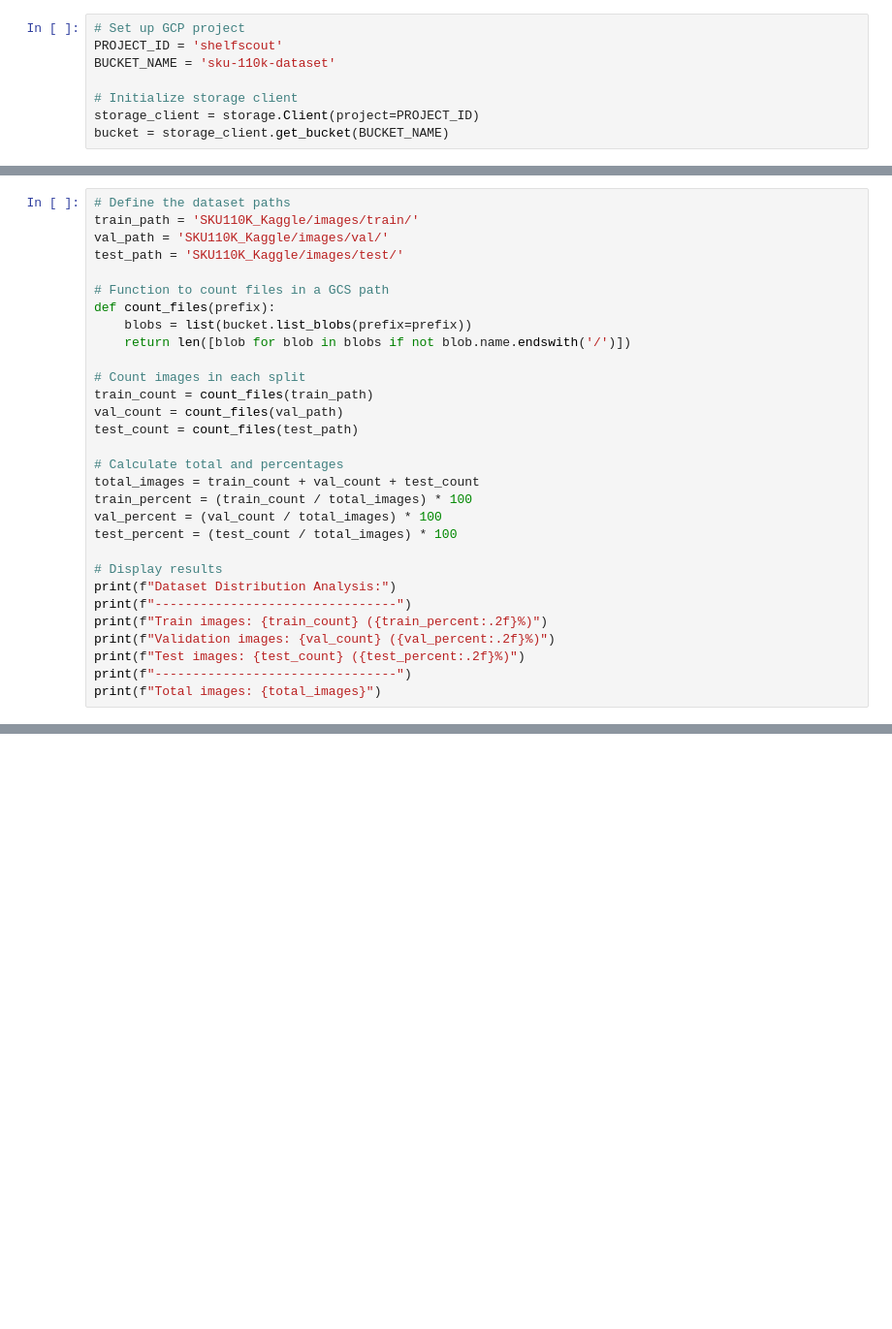
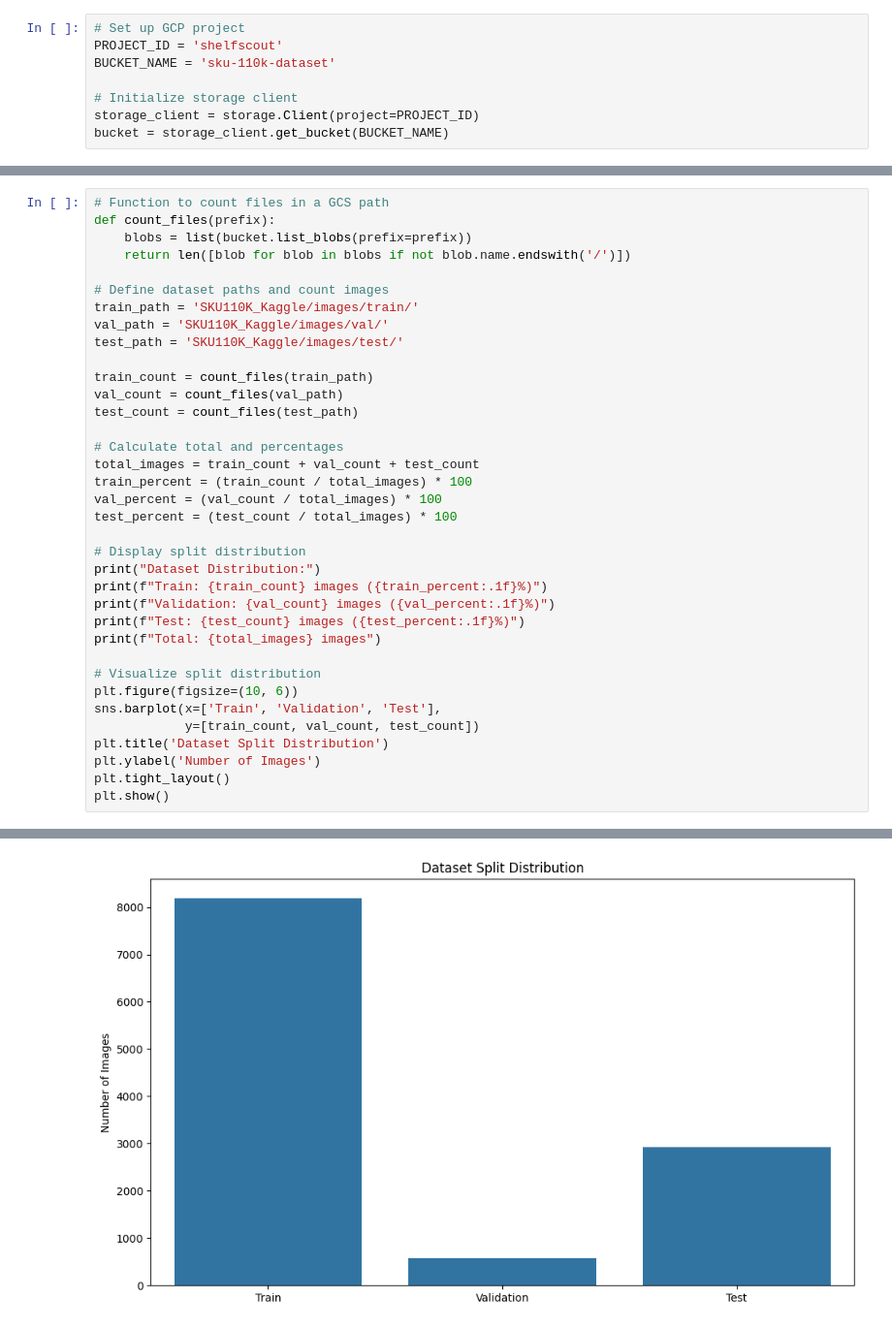
Before and after one commit to sanskarGupta551/ShelfScout, a Jupyter notebook: documentation/1_implementation/Week_1__Project_Setup_and_Data_Preparation/a_Data_Analysis.ipynb, the cells around one changed output, grey strips where cells are left out. Shown: that part at 97% size. Cells and saved outputs as stored; diff of their text form; blank space fills up the shorter version.

```diff
--- a/documentation/1_implementation/Week_1__Project_Setup_and_Data_Preparation/a_Data_Analysis.ipynb
+++ b/documentation/1_implementation/Week_1__Project_Setup_and_Data_Preparation/a_Data_Analysis.ipynb
@@ -23,15 +28,14 @@ bucket = storage_client.get_bucket(BUCKET_NAME)
 # %%
-# Define the dataset paths
-train_path = 'SKU110K_Kaggle/images/train/'
-val_path = 'SKU110K_Kaggle/images/val/'
-test_path = 'SKU110K_Kaggle/images/test/'
-
 # Function to count files in a GCS path
 def count_files(prefix):
     blobs = list(bucket.list_blobs(prefix=prefix))
     return len([blob for blob in blobs if not blob.name.endswith('/')])
 
-# Count images in each split
+# Define dataset paths and count images
+train_path = 'SKU110K_Kaggle/images/train/'
+val_path = 'SKU110K_Kaggle/images/val/'
+test_path = 'SKU110K_Kaggle/images/test/'
+
 train_count = count_files(train_path)
 val_count = count_files(val_path)
 test_count = count_files(test_path)
@@ -42,12 +46,19 @@ train_percent = (train_count / total_images) * 100
 val_percent = (val_count / total_images) * 100
 test_percent = (test_count / total_images) * 100
 
-# Display results
-print(f"Dataset Distribution Analysis:")
-print(f"--------------------------------")
-print(f"Train images: {train_count} ({train_percent:.2f}%)")
-print(f"Validation images: {val_count} ({val_percent:.2f}%)")
-print(f"Test images: {test_count} ({test_percent:.2f}%)")
-print(f"--------------------------------")
-print(f"Total images: {total_images}")
+# Display split distribution
+print("Dataset Distribution:")
+print(f"Train: {train_count} images ({train_percent:.1f}%)")
+print(f"Validation: {val_count} images ({val_percent:.1f}%)")
+print(f"Test: {test_count} images ({test_percent:.1f}%)")
+print(f"Total: {total_images} images")
+
+# Visualize split distribution
+plt.figure(figsize=(10, 6))
+sns.barplot(x=['Train', 'Validation', 'Test'],
+            y=[train_count, val_count, test_count])
+plt.title('Dataset Split Distribution')
+plt.ylabel('Number of Images')
+plt.tight_layout()
+plt.show()
 # %% [output]
@@ -61 +70,2 @@ Total images: 11689
+[figure, added]
 # %% [markdown]
```
Also changed, not shown: parts of 20 cells of this notebook, 5 other files.
